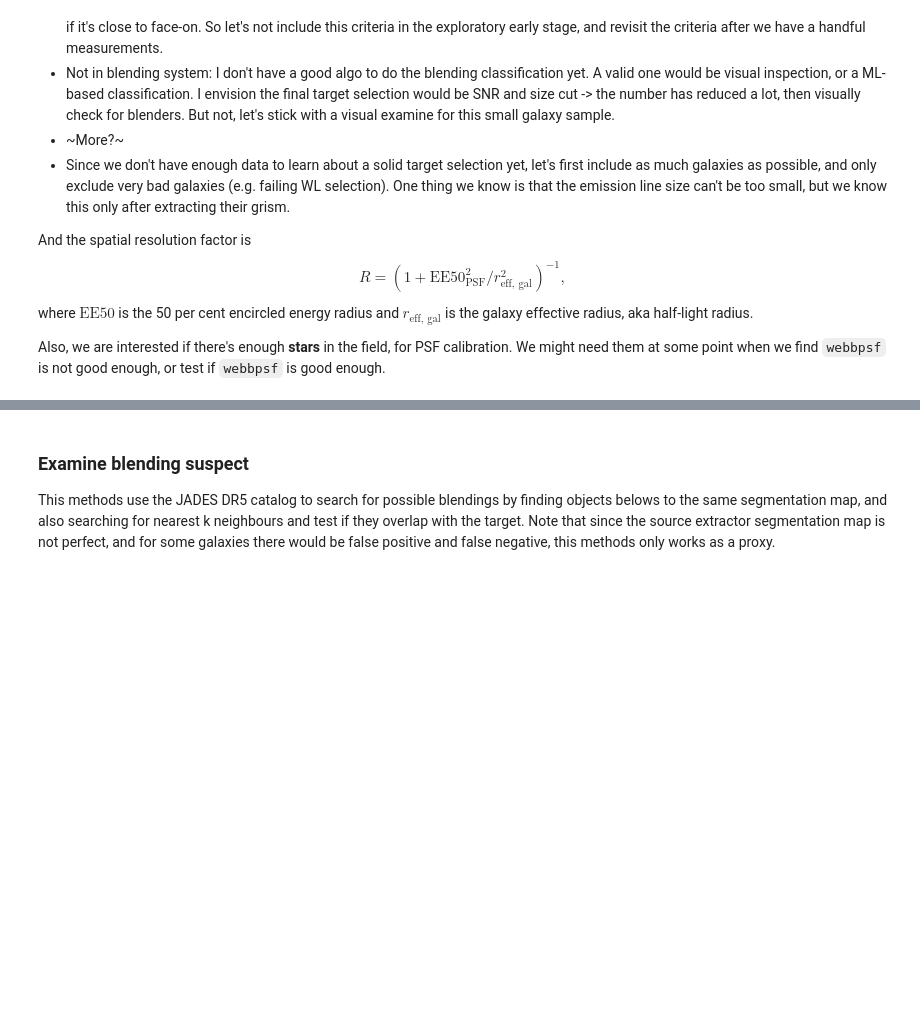
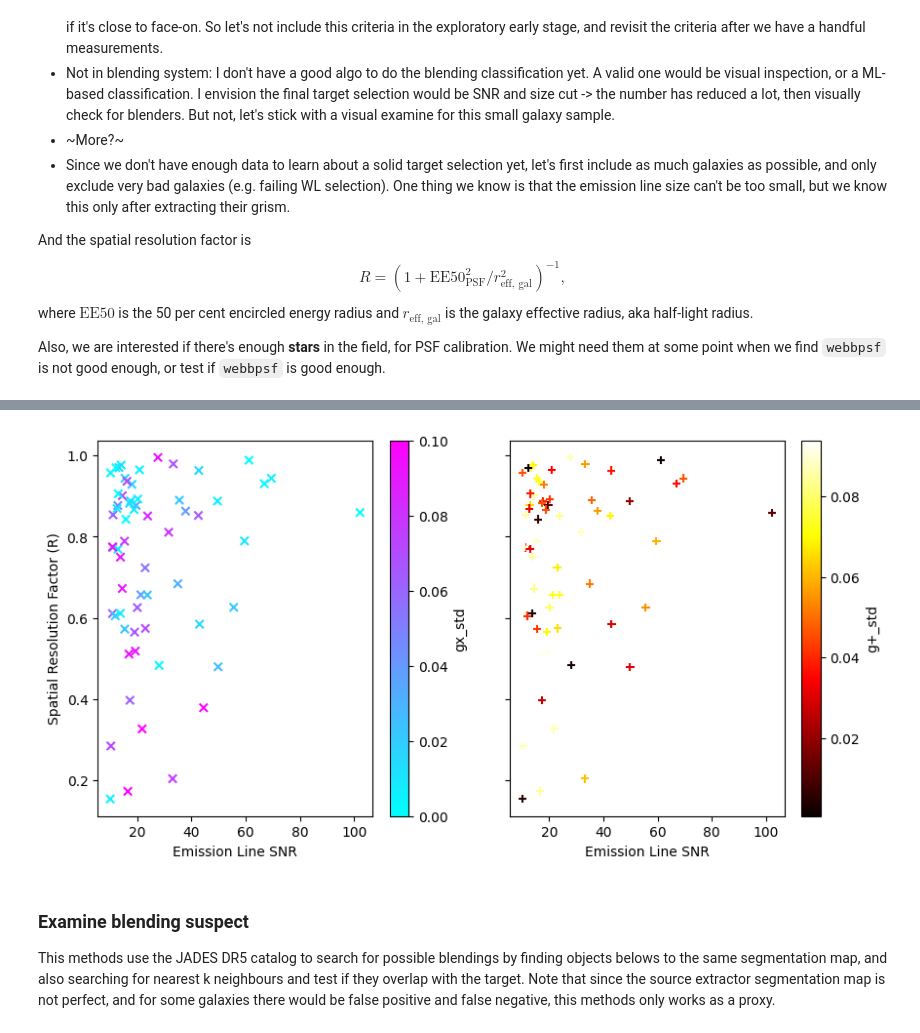
Before and after one commit to KinematicLensing/JWST_KL_workflow, a Jupyter notebook: notebook/Preliminary_Target_Selection.ipynb, the cells around one changed output, grey strips where cells are left out. Drawn from its saved outputs; the diff is of its cells as text; code cells hidden in the pictures; blank space fills up the shorter version.

```diff
--- a/notebook/Preliminary_Target_Selection.ipynb
+++ b/notebook/Preliminary_Target_Selection.ipynb
@@ -172,3 +174,18 @@ plt.show()
+# %%
+fig, axes = plt.subplots(1, 2, figsize=(10, 5), sharey=True)
+
+sct1 = axes[0].scatter(preliminary_KL_res["em_SNR"], R_grism, c=preliminary_KL_res['gx_std'], marker='x', cmap='cool', vmin=0, vmax=0.1)
+fig.colorbar(sct1, ax=axes[0], label='gx_std')
+
+sct2 = axes[1].scatter(preliminary_KL_res["em_SNR"], R_grism, c=preliminary_KL_res['g+_std'], marker='+', cmap='hot')
+fig.colorbar(sct2, ax=axes[1], label='g+_std')
+
+axes[0].set_xlabel("Emission Line SNR")
+axes[1].set_xlabel("Emission Line SNR")
+axes[0].set_ylabel("Spatial Resolution Factor (R)")
+plt.show()
+# %% [output]
+[figure, added]
 # %% [markdown]
 ### Examine blending suspect
 
```
Also changed, not shown: parts of 12 cells of this notebook, 1 other file.
